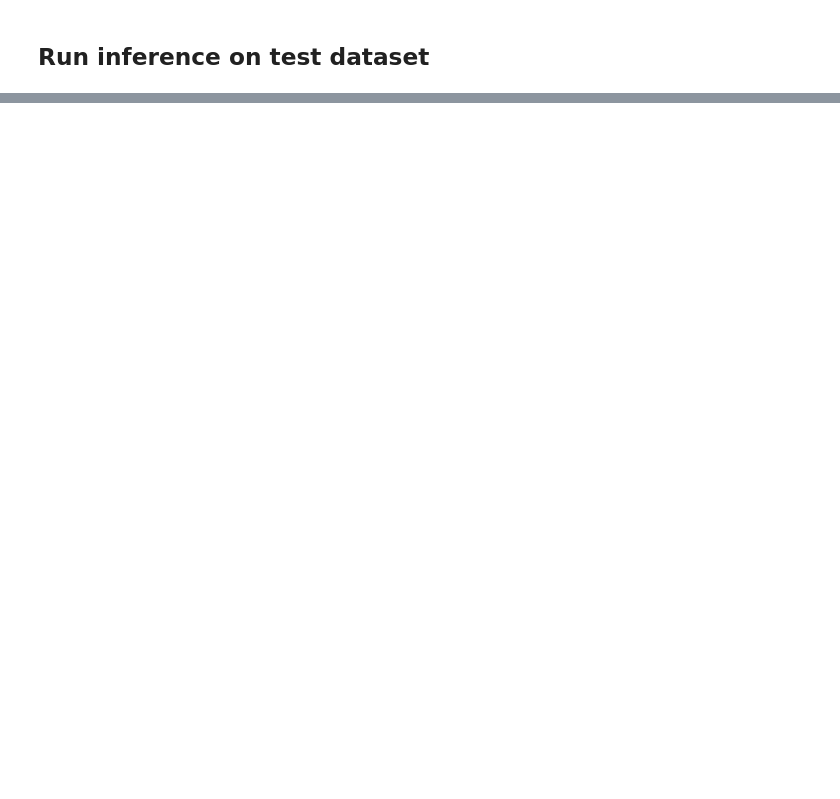
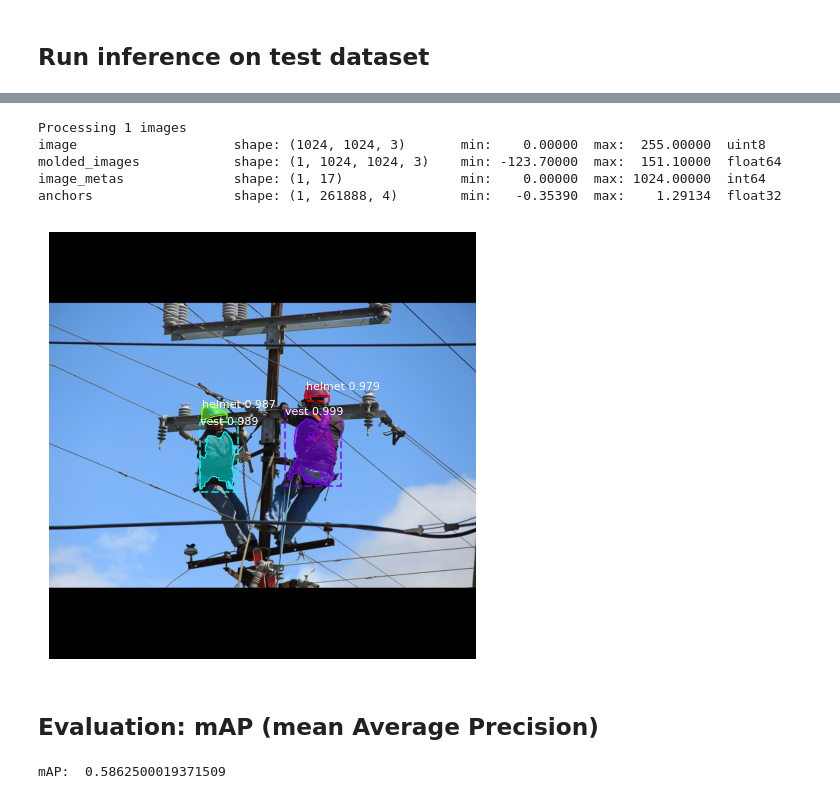
Before and after one commit to magicmercedes/maskrcnn-ppe-detection, a Jupyter notebook: colab_ppe_detection_train.ipynb, the cells around one changed output, grey strips where cells are left out. Drawn from its saved outputs; the diff is of its cells as text; code cells hidden in the pictures; blank space fills up the shorter version.

```diff
--- a/colab_ppe_detection_train.ipynb
+++ b/colab_ppe_detection_train.ipynb
@@ -345,0 +331,49 @@ reload(visualize)
+# %%
+def get_ax(rows=1, cols=1, size=8):
+    """Return a Matplotlib Axes array to be used in
+    all visualizations in the notebook. Provide a
+    central point to control graph sizes.
+
+    Change the default size attribute to control the size
+    of rendered images
+    """
+    _, ax = plt.subplots(rows, cols, figsize=(size*cols, size*rows))
+    return ax
+# %%
+results = model.detect([original_image], verbose=1)
+
+r = results[0]
+visualize.display_instances(original_image, r['rois'], r['masks'], r['class_ids'],
+                            dataset_val.class_names, r['scores'], ax=get_ax())
+# %% [output]
+Processing 1 images
+image                    shape: (1024, 1024, 3)       min:    0.00000  max:  255.00000  uint8
+molded_images            shape: (1, 1024, 1024, 3)    min: -123.70000  max:  151.10000  float64
+image_metas              shape: (1, 17)               min:    0.00000  max: 1024.00000  int64
+anchors                  shape: (1, 261888, 4)        min:   -0.35390  max:    1.29134  float32
+[figure, added]
+# %% [markdown]
+## **Evaluation: mAP (mean Average Precision)**
+# %%
+# Compute VOC-Style mAP @ IoU=0.5
+# Running on 10 images. Increase for better accuracy.
+image_ids = np.random.choice(dataset_val.image_ids, 10)
+APs = []
+for image_id in image_ids:
+    # Load image and ground truth data
+    image, image_meta, gt_class_id, gt_bbox, gt_mask =\
+        modellib.load_image_gt(dataset_val, inference_config,
+                               image_id, use_mini_mask=False)
+    molded_images = np.expand_dims(modellib.mold_image(image, inference_config), 0)
+    # Run object detection
+    results = model.detect([image], verbose=0)
+    r = results[0]
+    # Compute AP
+    AP, precisions, recalls, overlaps =\
+        utils.compute_ap(gt_bbox, gt_class_id, gt_mask,
+                         r["rois"], r["class_ids"], r["scores"], r['masks'])
+    APs.append(AP)
+
+print("mAP: ", np.mean(APs))
+# %% [output]
+mAP:  0.5862500019371509
```
Also changed, not shown: parts of 15 cells of this notebook.
